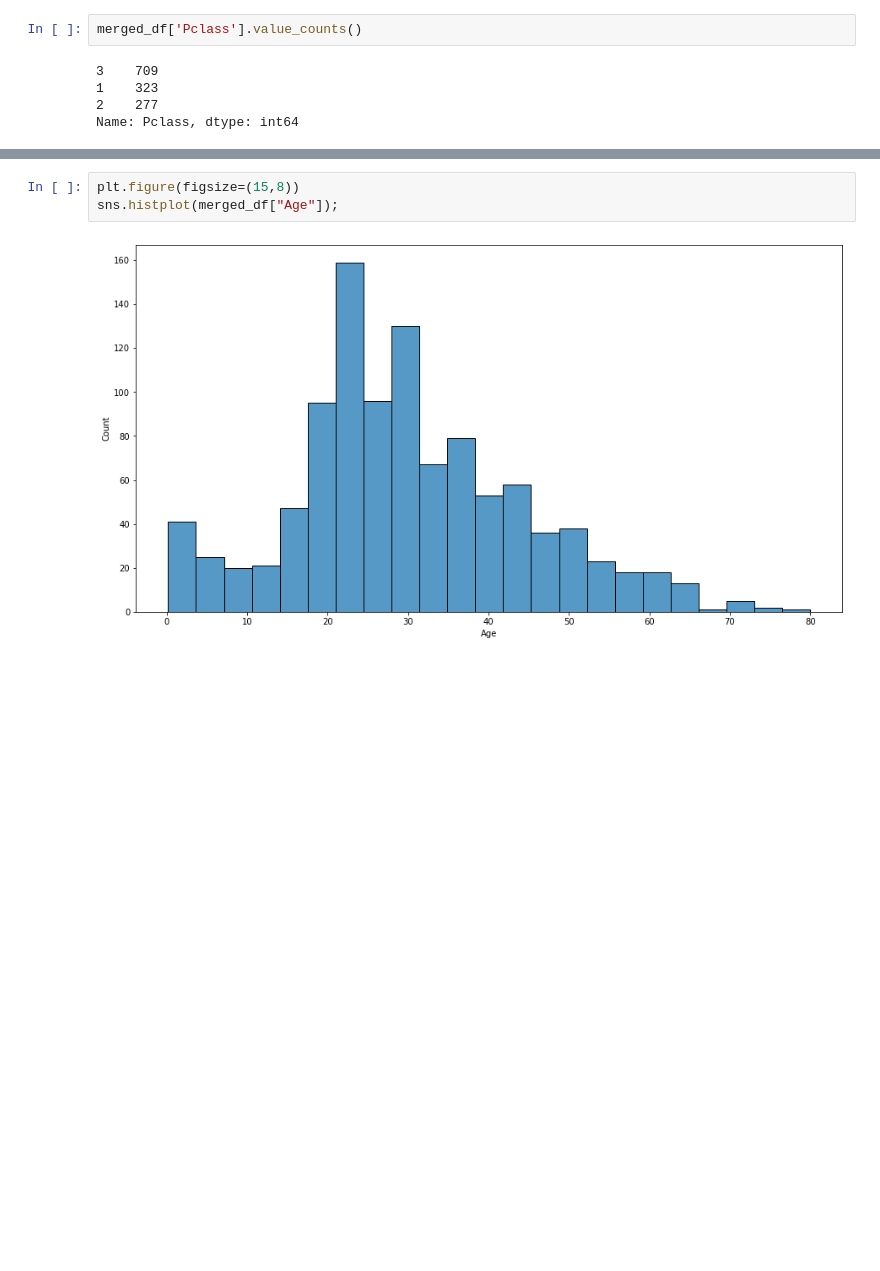
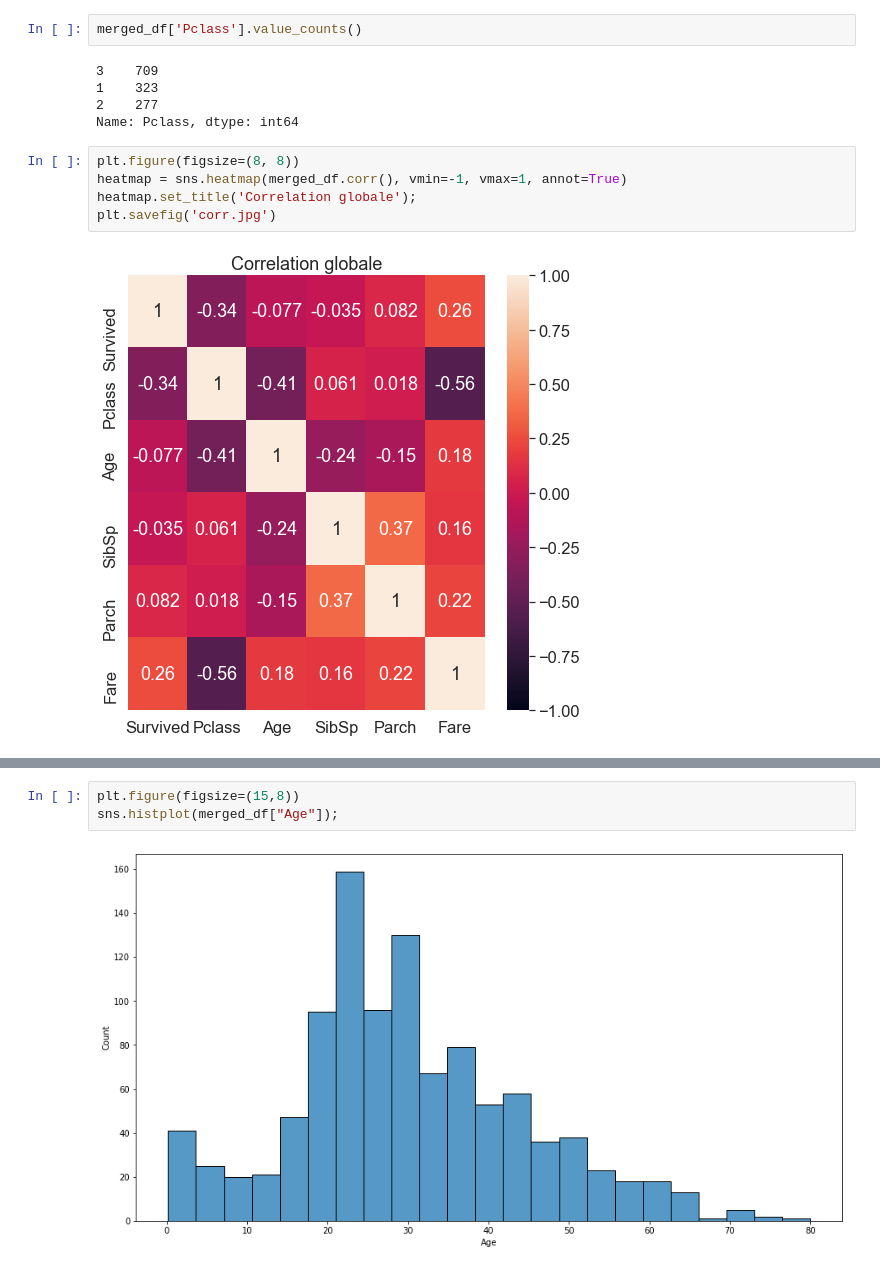
Before and after one commit to bouhamidi/Projet_fdd, a Jupyter notebook: Untitled.ipynb, the cells around one changed output, grey strips where cells are left out. Saved outputs shown, nothing was run; the diff lists cells and outputs as text; blank space fills up the shorter version.

```diff
--- a/Untitled.ipynb
+++ b/Untitled.ipynb
@@ -104,3 +125,10 @@ merged_df['Pclass'].value_counts()
 1    323
 2    277
 Name: Pclass, dtype: int64
+# %%
+plt.figure(figsize=(8, 8))
+heatmap = sns.heatmap(merged_df.corr(), vmin=-1, vmax=1, annot=True)
+heatmap.set_title('Correlation globale');
+plt.savefig('corr.jpg')
+# %% [output]
+[figure, added]
```
Also changed, not shown: parts of 21 cells of this notebook, 17 other files.
